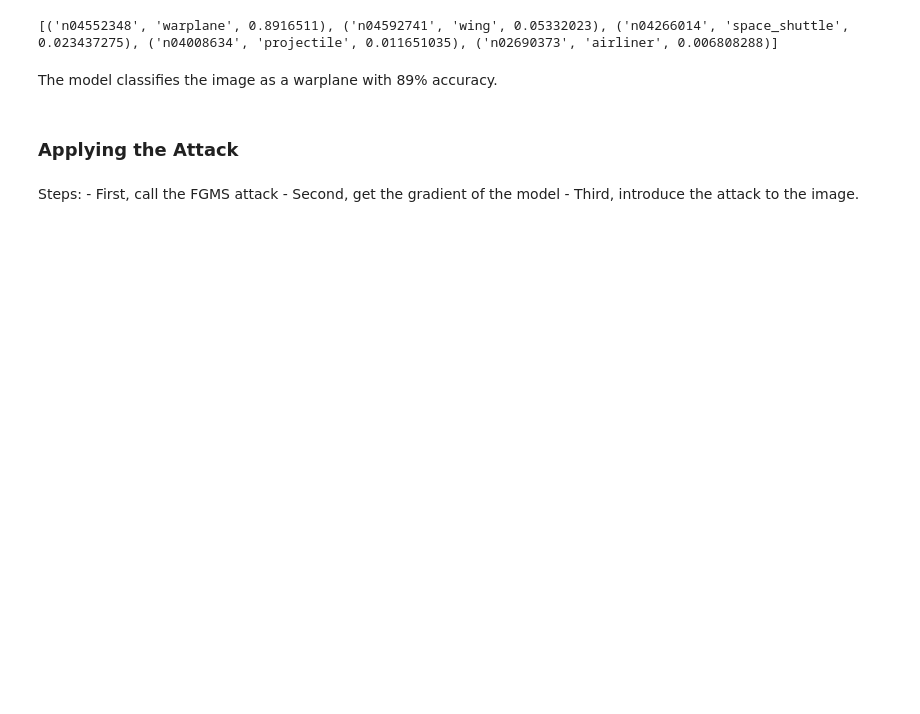
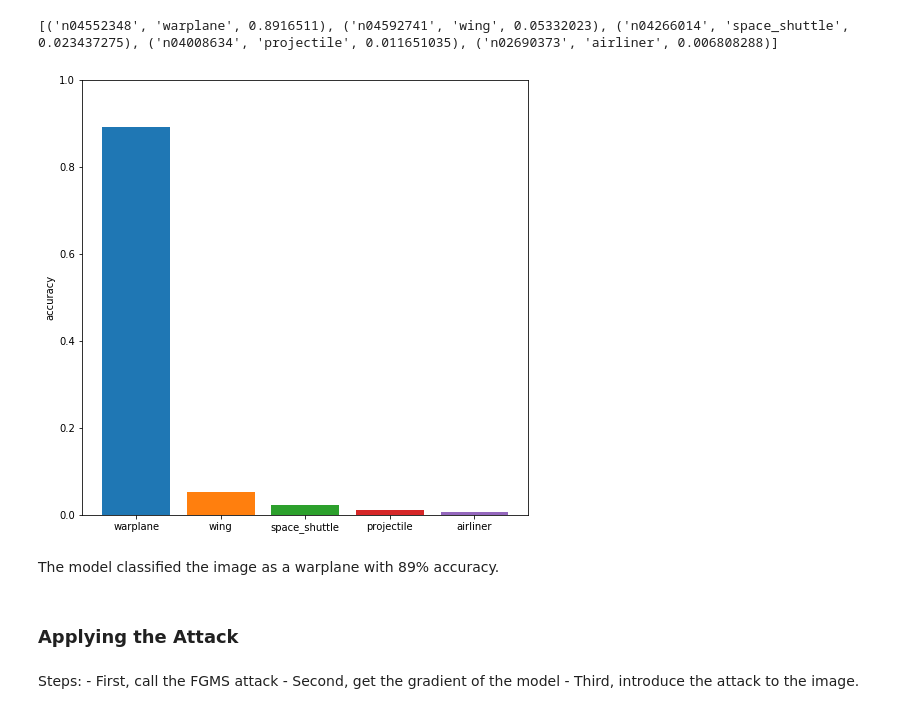
Before and after one commit to adbedada/adversarial_attack, a Jupyter notebook: notebooks/fgsm_adversarial_attack.ipynb, the cells around one changed output. Cells and saved outputs as stored; diff of their text form; code cells hidden in the pictures; blank space fills up the shorter version.

```diff
--- a/notebooks/fgsm_adversarial_attack.ipynb
+++ b/notebooks/fgsm_adversarial_attack.ipynb
@@ -55,12 +54,21 @@ image batch size (1, 224, 224, 3)
 # %%
 orignal_img_prediction = kmodel.predict_on_batch(original_img_batch)
-orignal_img_label = decode_predictions(orignal_img_prediction )
+original_img_label = decode_predictions(orignal_img_prediction )
 
 print(orignal_img_label[0])
 # %% [output]
 [('n04552348', 'warplane', 0.8916511), ('n04592741', 'wing', 0.05332023), ('n04266014', 'space_shuttle', 0.023437275), ('n04008634', 'projectile', 0.011651035), ('n02690373', 'airliner', 0.006808288)]
+# %%
+plt.figure(figsize=(8,8))
+for i in enumerate(original_img_label[0]):
+    name,org_score = i[1][1:3]
+    plt.bar(name,org_score)
+    plt.ylim(0,1)
+    plt.ylabel('accuracy')
+# %% [output]
+[figure, added]
 # %% [markdown]
-The model classifies the image as a warplane with 89% accuracy.
+The model classified the image as a warplane with 89% accuracy.
 # %% [markdown]
 ### Applying the Attack
 # %% [markdown]
```
Also changed, not shown: parts of 19 cells of this notebook, 2 other files.
